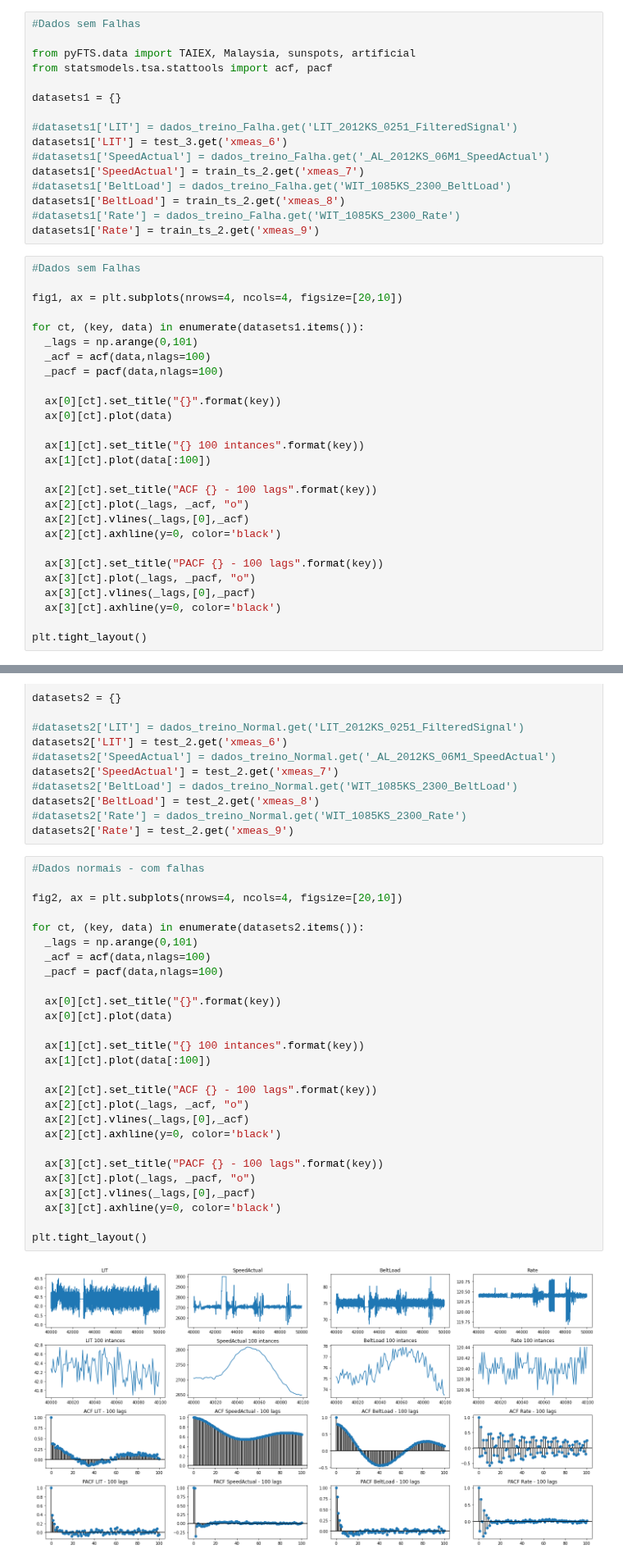
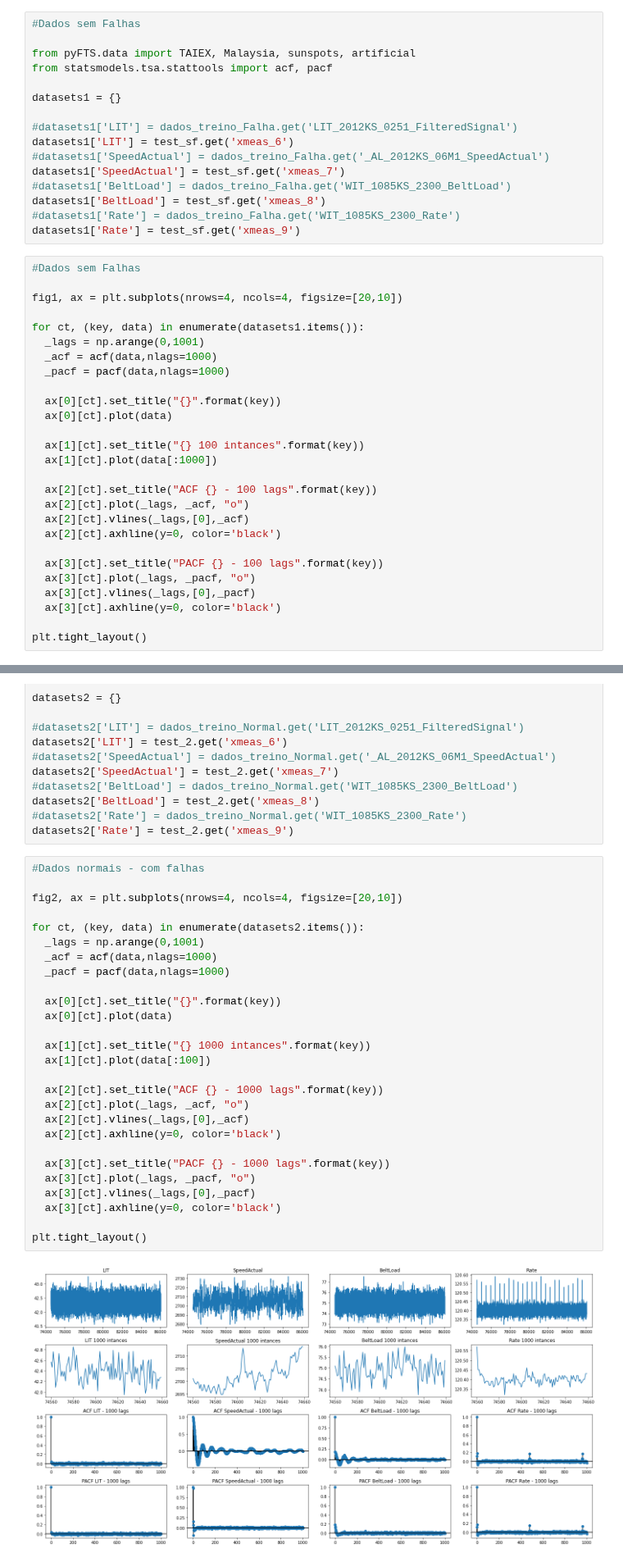
Before and after one commit to gabrielvinicios02/ExperimentsMultivariate, a Jupyter notebook: ClassificadorXGBoost.ipynb, the cells around one changed output, grey strips where cells are left out. Shown at 82% size. Drawn from its saved outputs; the diff is of its cells as text.

```diff
--- a/ClassificadorXGBoost.ipynb
+++ b/ClassificadorXGBoost.ipynb
@@ -247,28 +250,28 @@ from statsmodels.tsa.stattools import acf, pacf
 datasets1 = {}
 
 #datasets1['LIT'] = dados_treino_Falha.get('LIT_2012KS_0251_FilteredSignal')
-datasets1['LIT'] = test_3.get('xmeas_6')
+datasets1['LIT'] = test_sf.get('xmeas_6')
 #datasets1['SpeedActual'] = dados_treino_Falha.get('_AL_2012KS_06M1_SpeedActual')
-datasets1['SpeedActual'] = train_ts_2.get('xmeas_7')
+datasets1['SpeedActual'] = test_sf.get('xmeas_7')
 #datasets1['BeltLoad'] = dados_treino_Falha.get('WIT_1085KS_2300_BeltLoad')
-datasets1['BeltLoad'] = train_ts_2.get('xmeas_8')
+datasets1['BeltLoad'] = test_sf.get('xmeas_8')
 #datasets1['Rate'] = dados_treino_Falha.get('WIT_1085KS_2300_Rate')
-datasets1['Rate'] = train_ts_2.get('xmeas_9')
+datasets1['Rate'] = test_sf.get('xmeas_9')
 # %%
 #Dados sem Falhas
 
 fig1, ax = plt.subplots(nrows=4, ncols=4, figsize=[20,10])
 
 for ct, (key, data) in enumerate(datasets1.items()):
-  _lags = np.arange(0,101)
-  _acf = acf(data,nlags=100)
-  _pacf = pacf(data,nlags=100)
+  _lags = np.arange(0,1001)
+  _acf = acf(data,nlags=1000)
+  _pacf = pacf(data,nlags=1000)
 
   ax[0][ct].set_title("{}".format(key))
   ax[0][ct].plot(data)
 
   ax[1][ct].set_title("{} 100 intances".format(key))
-  ax[1][ct].plot(data[:100])
+  ax[1][ct].plot(data[:1000])
 
   ax[2][ct].set_title("ACF {} - 100 lags".format(key))
   ax[2][ct].plot(_lags, _acf, "o")
@@ -301,32 +304,32 @@ datasets2['Rate'] = test_2.get('xmeas_9')
 # %%
 #Dados normais - com falhas
 
 fig2, ax = plt.subplots(nrows=4, ncols=4, figsize=[20,10])
 
 for ct, (key, data) in enumerate(datasets2.items()):
-  _lags = np.arange(0,101)
-  _acf = acf(data,nlags=100)
-  _pacf = pacf(data,nlags=100)
+  _lags = np.arange(0,1001)
+  _acf = acf(data,nlags=1000)
+  _pacf = pacf(data,nlags=1000)
 
   ax[0][ct].set_title("{}".format(key))
   ax[0][ct].plot(data)
 
-  ax[1][ct].set_title("{} 100 intances".format(key))
+  ax[1][ct].set_title("{} 1000 intances".format(key))
   ax[1][ct].plot(data[:100])
 
-  ax[2][ct].set_title("ACF {} - 100 lags".format(key))
+  ax[2][ct].set_title("ACF {} - 1000 lags".format(key))
   ax[2][ct].plot(_lags, _acf, "o")
   ax[2][ct].vlines(_lags,[0],_acf)
   ax[2][ct].axhline(y=0, color='black')
 
-  ax[3][ct].set_title("PACF {} - 100 lags".format(key))
+  ax[3][ct].set_title("PACF {} - 1000 lags".format(key))
   ax[3][ct].plot(_lags, _pacf, "o")
   ax[3][ct].vlines(_lags,[0],_pacf)
   ax[3][ct].axhline(y=0, color='black')
 
 plt.tight_layout()
 # %% [output]
-[figure, old version]
+[figure, new version]
 # %%
 from pyFTS.models import hofts
 from pyFTS.partitioners import Grid, FCM, CMeans, Entropy
```
Also changed, not shown: parts of 6 cells of this notebook.
